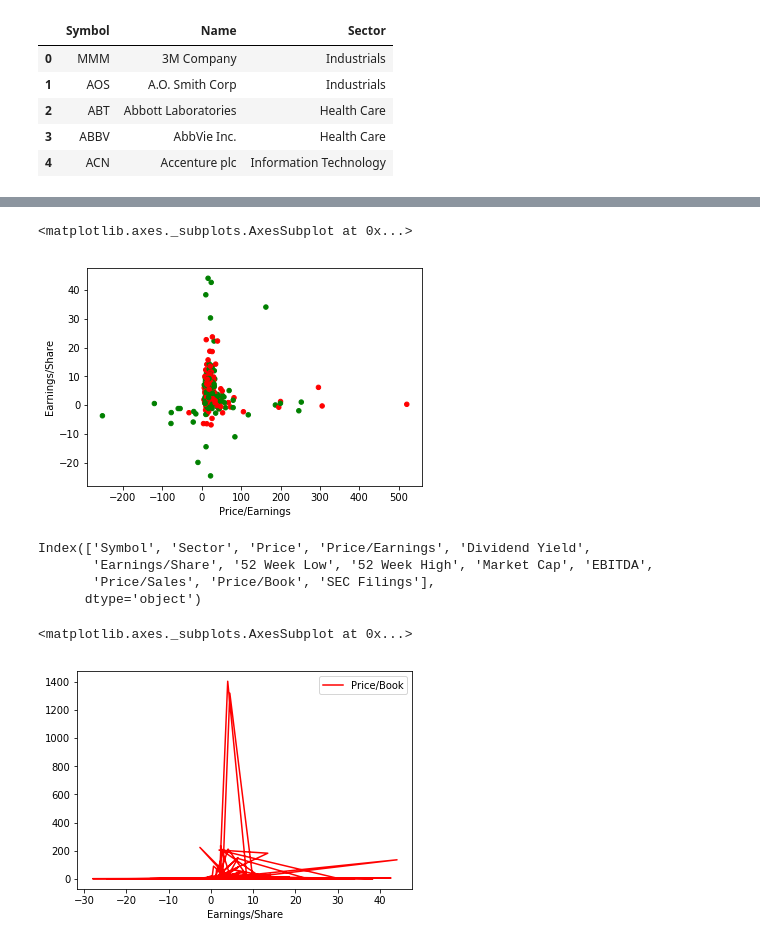
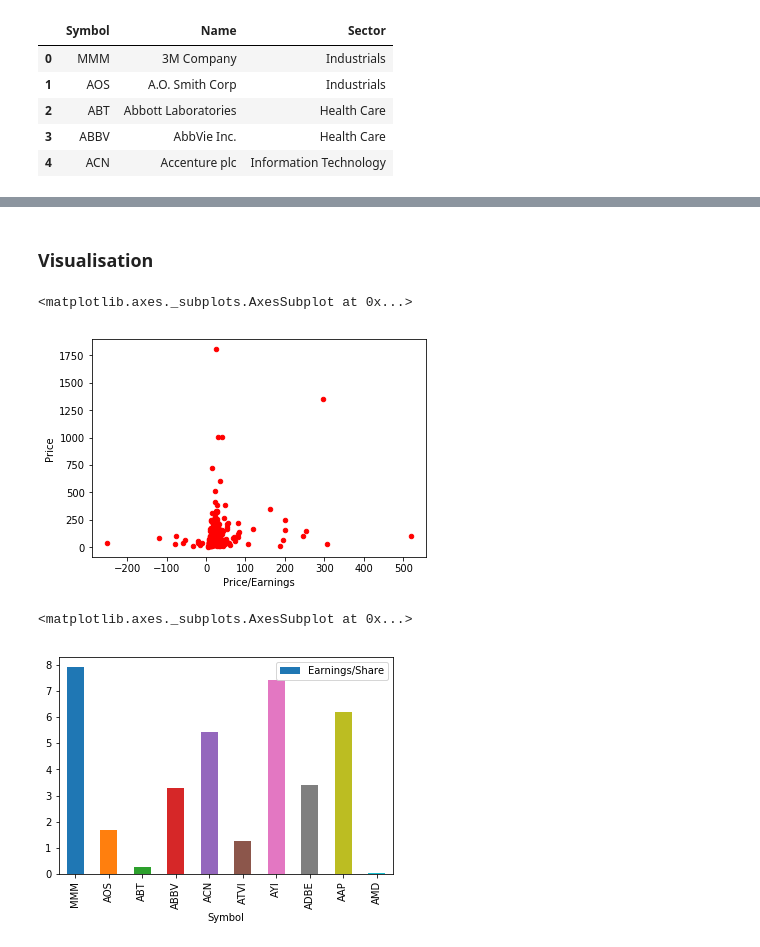
Before and after one commit to jinhub/machine_learning, a Jupyter notebook: playing_with_pandas/Untitled.ipynb, the cells around one changed output, grey strips where cells are left out. Saved outputs shown, nothing was run; the diff lists cells and outputs as text; code cells hidden in the pictures.

```diff
--- a/playing_with_pandas/Untitled.ipynb
+++ b/playing_with_pandas/Untitled.ipynb
@@ -123,5 +371,3 @@ constituents_financials_df.head()
 | 2 | ABT | Health Care | 56.27 | 22.51 | 1.908982 | 0.26 | 64.60 | 42.280 | ... |
 | 3 | ABBV | Health Care | 108.48 | 19.41 | 2.499560 | 3.29 | 125.86 | 60.050 | ... |
 | 4 | ACN | Information Technology | 150.51 | 25.47 | 1.714470 | 5.44 | 162.60 | 114.820 | ... |
-# %%
-constituents_financials_df.drop(['Name'], axis=1,inplace=True)
@@ -127,0 +386,2 @@ constituents_financials_df.drop(['Name'], axis=1,inplace=True)
+# %%
+constituents_financials_df['Sales/Earnings'] = (constituents_financials_df['Price/Earnings']/ constituents_financials_df['Price/Sales'])
@@ -134,5 +433,3 @@ constituents_financials_df.head()
 | 2 | ABT | Health Care | 56.27 | 22.51 | 1.908982 | 0.26 | 64.60 | 42.280 | ... |
 | 3 | ABBV | Health Care | 108.48 | 19.41 | 2.499560 | 3.29 | 125.86 | 60.050 | ... |
 | 4 | ACN | Information Technology | 150.51 | 25.47 | 1.714470 | 5.44 | 162.60 | 114.820 | ... |
-# %%
-constituents_financials_df['Sales/Earnings'] = constituents_financials_df['Price/Earnings'] * (1/constituents_financials_df['Price/Sales'])
@@ -142,2 +435,0 @@ def mul_by_100(x):
-# %%
-constituents_financials_df['Sales/Earnings'] = constituents_financials_df['Sales/Earnings'].apply(mul_by_100)
@@ -231 +499,3 @@ constituents_financials_df.pivot(index='Sector',columns ='Symbol',values='Price/
+# %% [markdown]
+### Visualisation
 # %%
@@ -233,12 +503,5 @@ constituents_financials_df.plot.scatter??
 # %%
-constituents_financials_df.plot.scatter(x='Price/Earnings', y='Earnings/Share',c=['RED','GREEN'])
+constituents_financials_df.plot.scatter(x='Price/Earnings',y='Price',c='RED')
 # %% [output]
 <matplotlib.axes._subplots.AxesSubplot at 0x...>
-[figure, old version]
+[figure, new version]
-# %%
-constituents_financials_df.columns
-# %% [output]
-Index(['Symbol', 'Sector', 'Price', 'Price/Earnings', 'Dividend Yield',
-       'Earnings/Share', '52 Week Low', '52 Week High', 'Market Cap', 'EBITDA',
-       'Price/Sales', 'Price/Book', 'SEC Filings'],
-      dtype='object')
@@ -247,5 +508,5 @@ Index(['Symbol', 'Sector', 'Price', 'Price/Earnings', 'Dividend Yield',
 # %%
-constituents_financials_df.plot.line(y='Price/Book',x='Earnings/Share', c='RED')
+constituents_financials_df[:10].plot.bar(x='Symbol',y='Earnings/Share')
 # %% [output]
 <matplotlib.axes._subplots.AxesSubplot at 0x...>
-[figure, old version]
+[figure, new version]
```
Also changed, not shown: parts of 76 cells of this notebook.
